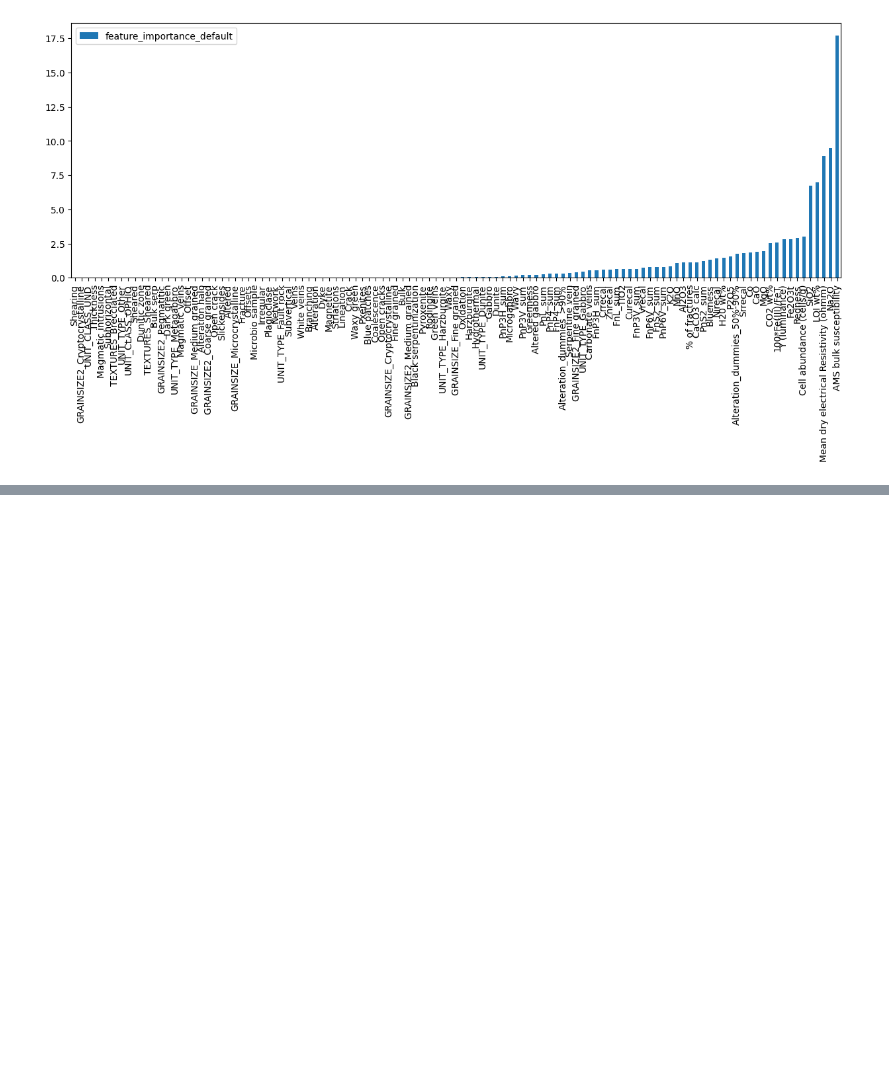
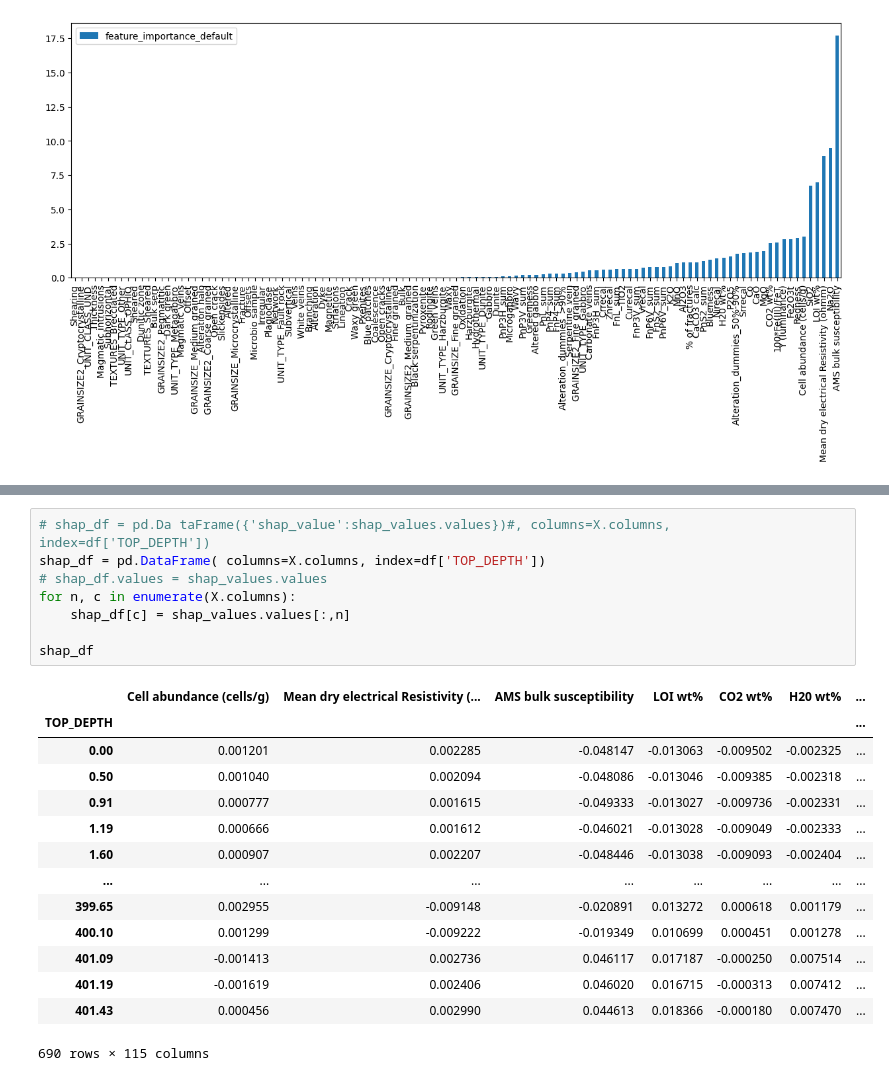
Before and after one commit to SerpRateAI/AI-pipeline-boreholes, a Jupyter notebook: paper-figures.ipynb, the cells around one changed output, grey strips where cells are left out. Cells and saved outputs as stored; diff of their text form; blank space fills up the shorter version.

```diff
--- a/paper-figures.ipynb
+++ b/paper-figures.ipynb
@@ -921,0 +955,23 @@ feature_df.sort_values('feature_importance_default').plot.bar(figsize=(15, 5))
+# %%
+# shap_df = pd.Da taFrame({'shap_value':shap_values.values})#, columns=X.columns, index=df['TOP_DEPTH'])
+shap_df = pd.DataFrame( columns=X.columns, index=df['TOP_DEPTH'])
+# shap_df.values = shap_values.values
+for n, c in enumerate(X.columns):
+    shap_df[c] = shap_values.values[:,n]
+
+shap_df
+# %% [output]
+|  | Cell abundance (cells/g) | Mean dry electrical Resistivity (... | AMS bulk susceptibility | LOI wt% | CO2 wt% | H20 wt% | ... |
+| TOP_DEPTH |  |  |  |  |  |  | ... |
+| 0.00 | 0.001201 | 0.002285 | -0.048147 | -0.013063 | -0.009502 | -0.002325 | ... |
+| 0.50 | 0.001040 | 0.002094 | -0.048086 | -0.013046 | -0.009385 | -0.002318 | ... |
+| 0.91 | 0.000777 | 0.001615 | -0.049333 | -0.013027 | -0.009736 | -0.002331 | ... |
+| 1.19 | 0.000666 | 0.001612 | -0.046021 | -0.013028 | -0.009049 | -0.002333 | ... |
+| 1.60 | 0.000907 | 0.002207 | -0.048446 | -0.013038 | -0.009093 | -0.002404 | ... |
+| ... | ... | ... | ... | ... | ... | ... | ... |
+| 399.65 | 0.002955 | -0.009148 | -0.020891 | 0.013272 | 0.000618 | 0.001179 | ... |
+| 400.10 | 0.001299 | -0.009222 | -0.019349 | 0.010699 | 0.000451 | 0.001278 | ... |
+| 401.09 | -0.001413 | 0.002736 | 0.046117 | 0.017187 | -0.000250 | 0.007514 | ... |
+| 401.19 | -0.001619 | 0.002406 | 0.046020 | 0.016715 | -0.000313 | 0.007412 | ... |
+| 401.43 | 0.000456 | 0.002990 | 0.044613 | 0.018366 | -0.000180 | 0.007470 | ... |
+690 rows × 115 columns
```
Also changed, not shown: parts of 6 cells of this notebook.
